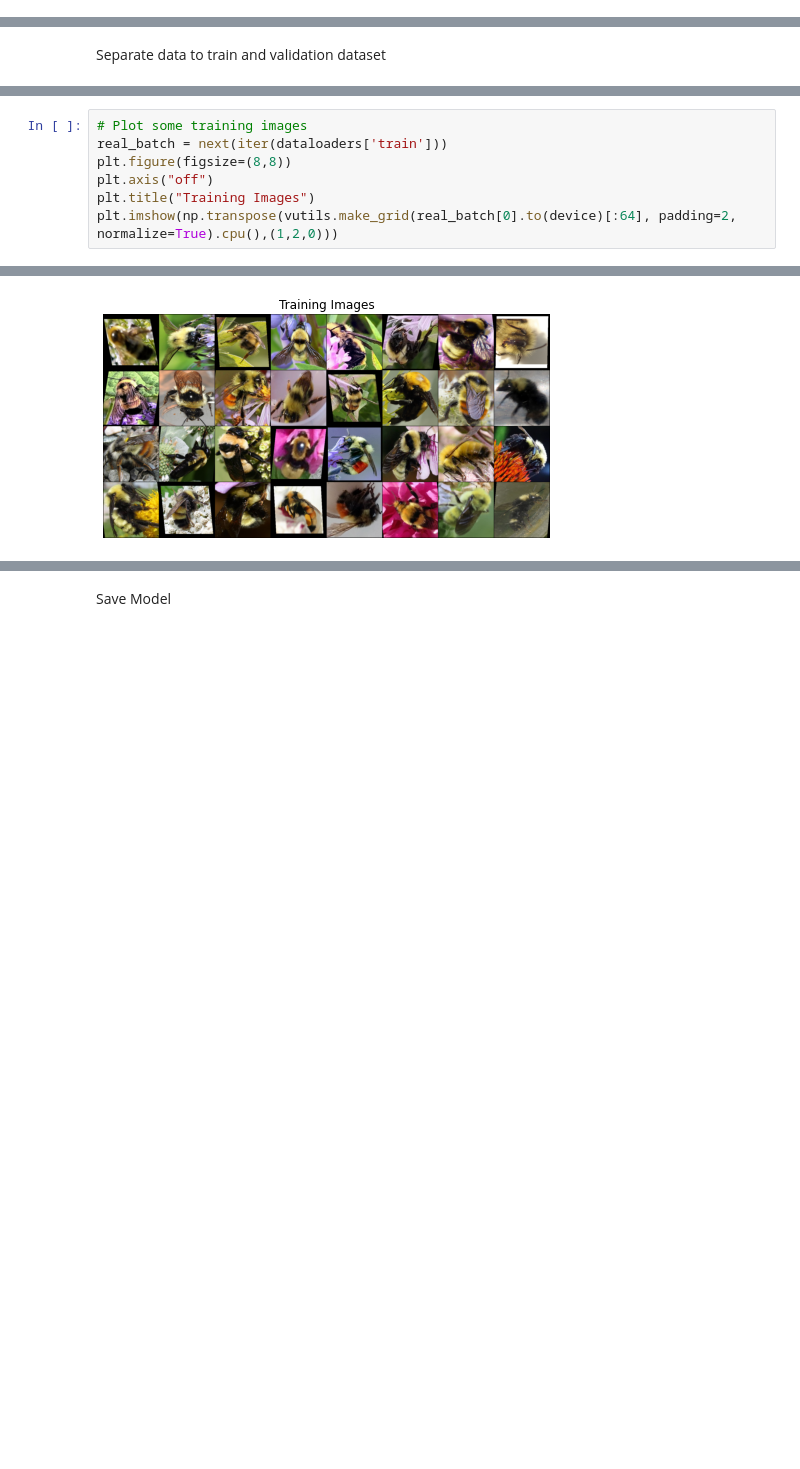
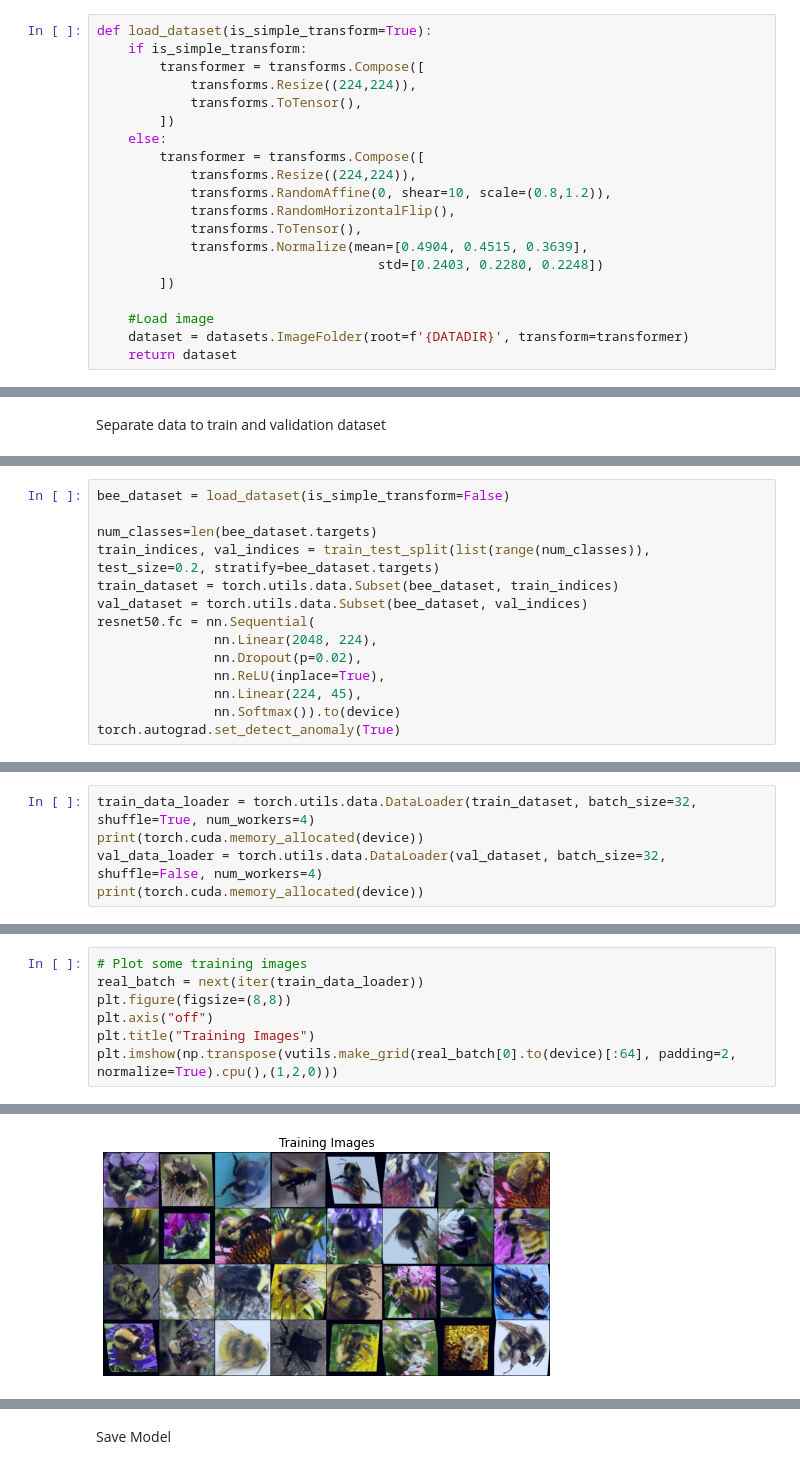
Before and after one commit to dragonx0208/beemachine, a Jupyter notebook: torch_main.ipynb, the cells around one changed output, grey strips where cells are left out. Drawn from its saved outputs; the diff is of its cells as text; blank space fills up the shorter version.

```diff
--- a/torch_main.ipynb
+++ b/torch_main.ipynb
@@ -112,0 +81,20 @@ create_dataset()
+# %%
+def load_dataset(is_simple_transform=True):
+    if is_simple_transform:
+        transformer = transforms.Compose([
+            transforms.Resize((224,224)),
+            transforms.ToTensor(),
+        ])
+    else:
+        transformer = transforms.Compose([
+            transforms.Resize((224,224)),
+            transforms.RandomAffine(0, shear=10, scale=(0.8,1.2)),
+            transforms.RandomHorizontalFlip(),
+            transforms.ToTensor(),
+            transforms.Normalize(mean=[0.4904, 0.4515, 0.3639],
+                                    std=[0.2403, 0.2280, 0.2248])
+        ])
+
+    #Load image
+    dataset = datasets.ImageFolder(root=f'{DATADIR}', transform=transformer)
+    return dataset
@@ -184,0 +128,14 @@ dataloaders = {
+# %%
+bee_dataset = load_dataset(is_simple_transform=False)
+
+num_classes=len(bee_dataset.targets)
+train_indices, val_indices = train_test_split(list(range(num_classes)), test_size=0.2, stratify=bee_dataset.targets)
+train_dataset = torch.utils.data.Subset(bee_dataset, train_indices)
+val_dataset = torch.utils.data.Subset(bee_dataset, val_indices)
+resnet50.fc = nn.Sequential(
+               nn.Linear(2048, 224),
+               nn.Dropout(p=0.02),
+               nn.ReLU(inplace=True),
+               nn.Linear(224, 45),
+               nn.Softmax()).to(device)
+torch.autograd.set_detect_anomaly(True)
@@ -184,0 +146,5 @@ dataloaders = {
+# %%
+train_data_loader = torch.utils.data.DataLoader(train_dataset, batch_size=32, shuffle=True, num_workers=4)
+print(torch.cuda.memory_allocated(device))
+val_data_loader = torch.utils.data.DataLoader(val_dataset, batch_size=32, shuffle=False, num_workers=4)
+print(torch.cuda.memory_allocated(device))
@@ -185,11 +154,11 @@ dataloaders = {
 # %%
 # Plot some training images
-real_batch = next(iter(dataloaders['train']))
+real_batch = next(iter(train_data_loader))
 plt.figure(figsize=(8,8))
 plt.axis("off")
 plt.title("Training Images")
 plt.imshow(np.transpose(vutils.make_grid(real_batch[0].to(device)[:64], padding=2, normalize=True).cpu(),(1,2,0)))
 # %% [output]
 <matplotlib.image.AxesImage at 0x...>
-[figure, old version]
+[figure, new version]
 # %%
```
Also changed, not shown: parts of 18 cells of this notebook.
